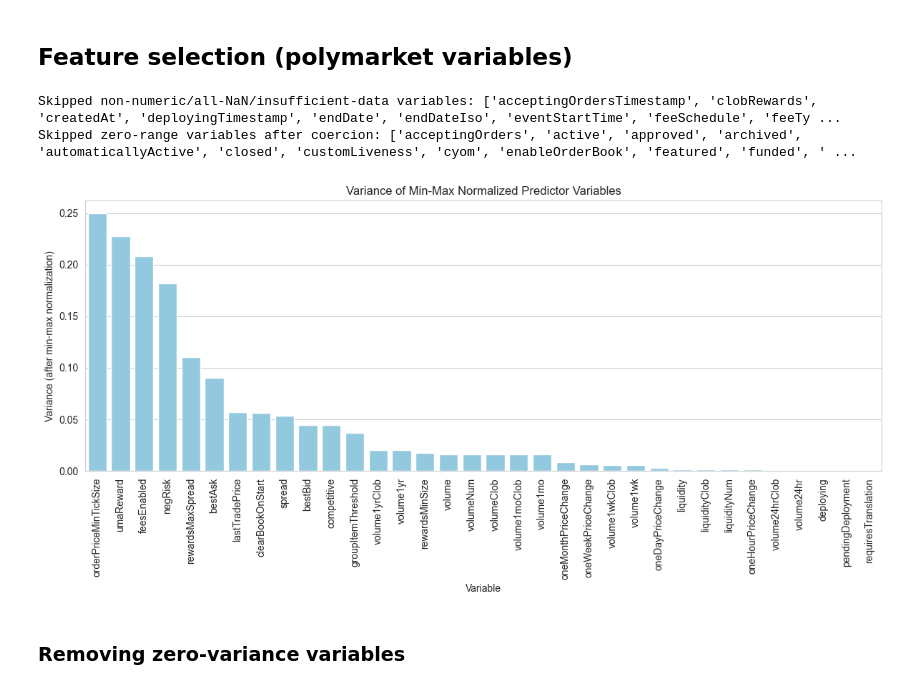
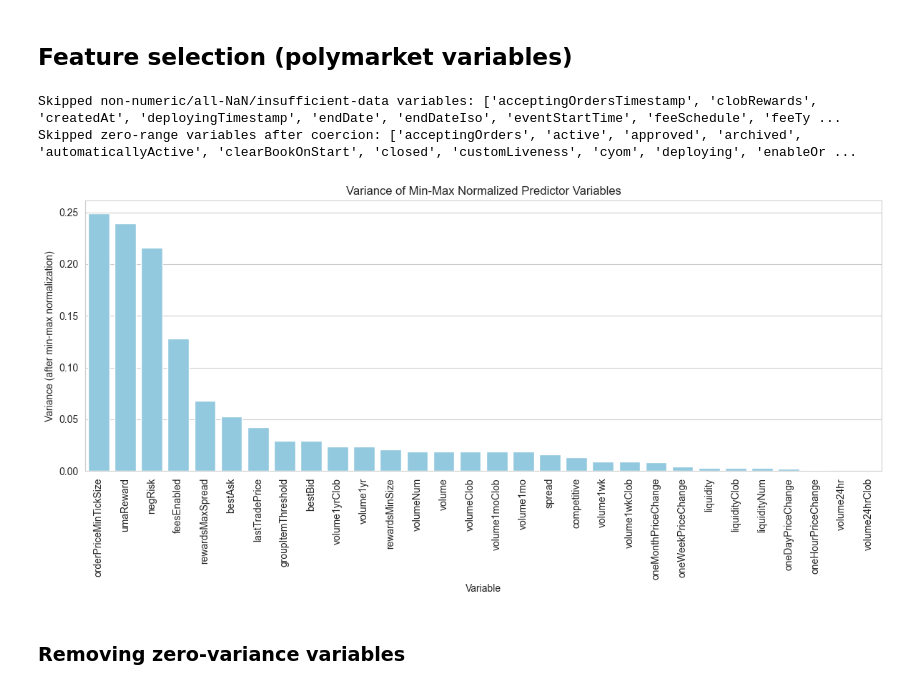
Before and after one commit to AB3rnhard/DABE_Thesis_Hoefer_Khanh, a Jupyter notebook: Feature Engineering SQL polymarket database.ipynb, the cells around one changed output. Cells and saved outputs as stored; diff of their text form; code cells hidden in the pictures.

Commit message:
Pre-agent full evaluation of market selection

```diff
--- a/Feature Engineering SQL polymarket database.ipynb
+++ b/Feature Engineering SQL polymarket database.ipynb
@@ -123,6 +123,21 @@ FEATURE_ENGINEERING_DONE = False
 
 MAX_FEATURES_PREFILTER = 150   # crude variance prefilter (only used if FE not done)
 
+# ─── Market coverage + SFS controls ───────────────────────────────────────────
+# Keep markets that span most of the sample, but allow modest edge gaps instead
+# of requiring exact first/last timestamp equality.
+MARKET_MIN_SPAN_RATIO      = 0.85
+MARKET_EDGE_TOLERANCE_BARS = 12
+
+# None = infer the native Polymarket cadence directly from the timestamp index.
+SFS_RESAMPLE_RULE     = None
+SFS_N_SPLITS          = 5
+SFS_MAX_TRAIN_SIZE    = 300
+SFS_SCORING           = "r2"
+SFS_MARKET_KEEP_RATIO = 0.80
+SFS_FLOATING          = True
+SFS_N_JOBS            = -1
+
 # ─── Daily gap handling (Bloomberg ~23:00 break, see Cell 10) ────────────────
 # Adds an `is_post_break` dummy AND a `poly_movement_during_break` feature
 # (approach 2 + 3 combined — see the PDF diagnosis). Turn off to revert.
@@ -648,13 +670,13 @@ plt.show()
 # Normalize each predictor block first (min-max) so variables share a common 0..1 scale.
 # Non-numeric entries are coerced to NaN; blocks with too little finite data are skipped.
 
-predictor_vars = [col for col in df.columns.get_level_values(0).unique() if col != "gold_close"]
+predictor_vars = [col for col in df_full_range.columns.get_level_values(0).unique() if col != "gold_close"]
 variances = []
 skipped_non_numeric = []
 skipped_zero_range = []
 
 for var in predictor_vars:
-    sub = df[var]
+    sub = df_full_range[var]
     numeric_sub = sub.apply(pd.to_numeric, errors="coerce")
 
     arr_raw = numeric_sub.to_numpy(dtype="float64")
@@ -673,35 +695,35 @@ for var in predictor_vars:
 
     arr_norm = (arr_raw - min_val) / value_range
     var_value = np.nanvar(arr_norm, ddof=1)
     if np.isnan(var_value):
         skipped_non_numeric.append(var)
         continue
 
     variances.append({"variable": var, "variance": var_value})
 
 if skipped_non_numeric:
     print("Skipped non-numeric/all-NaN/insufficient-data variables:", skipped_non_numeric)
 if skipped_zero_range:
     print("Skipped zero-range variables after coercion:", skipped_zero_range)
 
 if not variances:
     raise ValueError(
         "No predictor variable had enough numeric variation after normalization."
     )
 
 var_df = pd.DataFrame(variances).sort_values("variance", ascending=False)
 plt.figure(figsize=(12, 6))
 sns.barplot(data=var_df, x="variable", y="variance", color="skyblue")
 plt.xticks(rotation=90)
 plt.title("Variance of Min-Max Normalized Predictor Variables")
 plt.xlabel("Variable")
 plt.ylabel("Variance (after min-max normalization)")
 plt.tight_layout()
 plt.show()
 # %% [output]
 Skipped non-numeric/all-NaN/insufficient-data variables: ['acceptingOrdersTimestamp', 'clobRewards', 'createdAt', 'deployingTimestamp', 'endDate', 'endDateIso', 'eventStartTime', 'feeSchedule', 'feeTy ...
-Skipped zero-range variables after coercion: ['acceptingOrders', 'active', 'approved', 'archived', 'automaticallyActive', 'closed', 'customLiveness', 'cyom', 'enableOrderBook', 'featured', 'funded', ' ...
+Skipped zero-range variables after coercion: ['acceptingOrders', 'active', 'approved', 'archived', 'automaticallyActive', 'clearBookOnStart', 'closed', 'customLiveness', 'cyom', 'deploying', 'enableOr ...
-[figure, old version]
+[figure, new version]
 # %% [markdown]
 ### Removing zero-variance variables
 # %%
```
Also changed, not shown: parts of 13 cells of this notebook, 3 other files.
